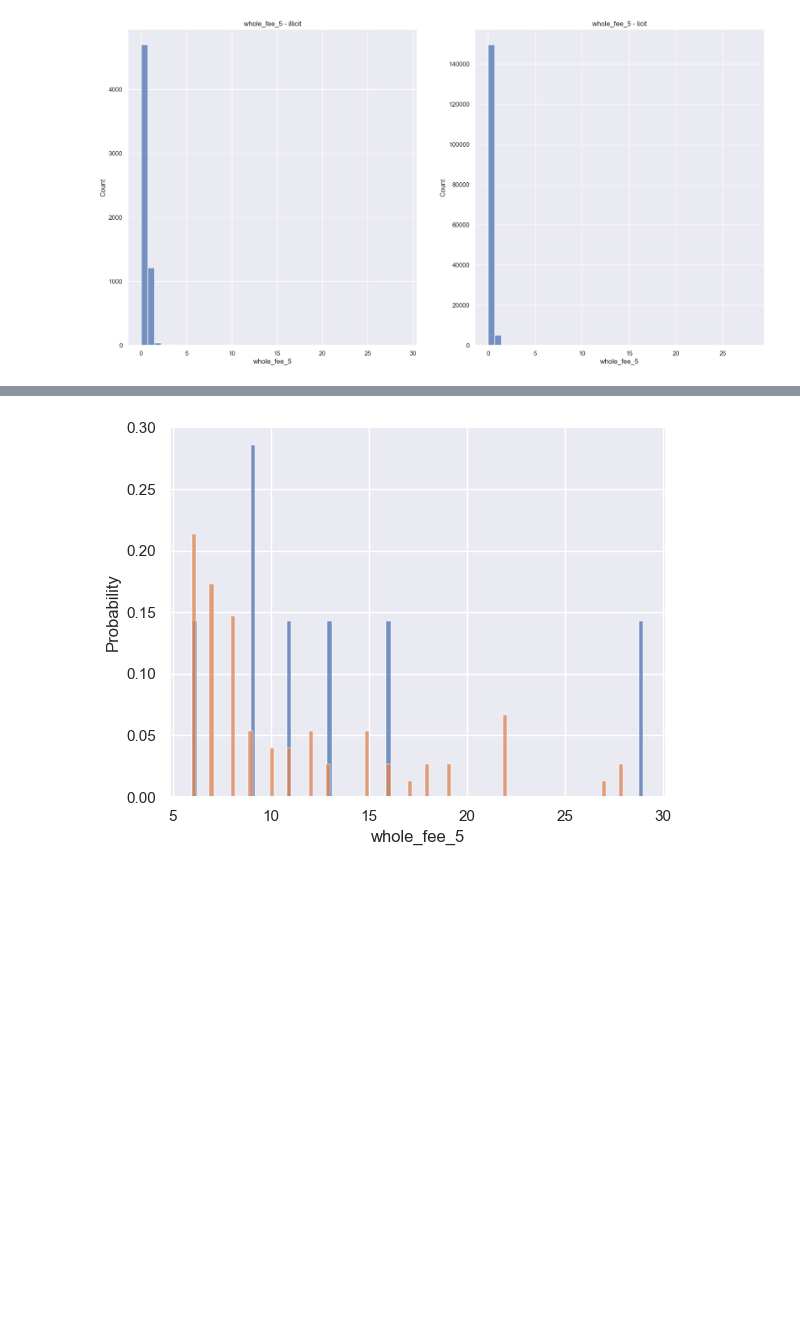
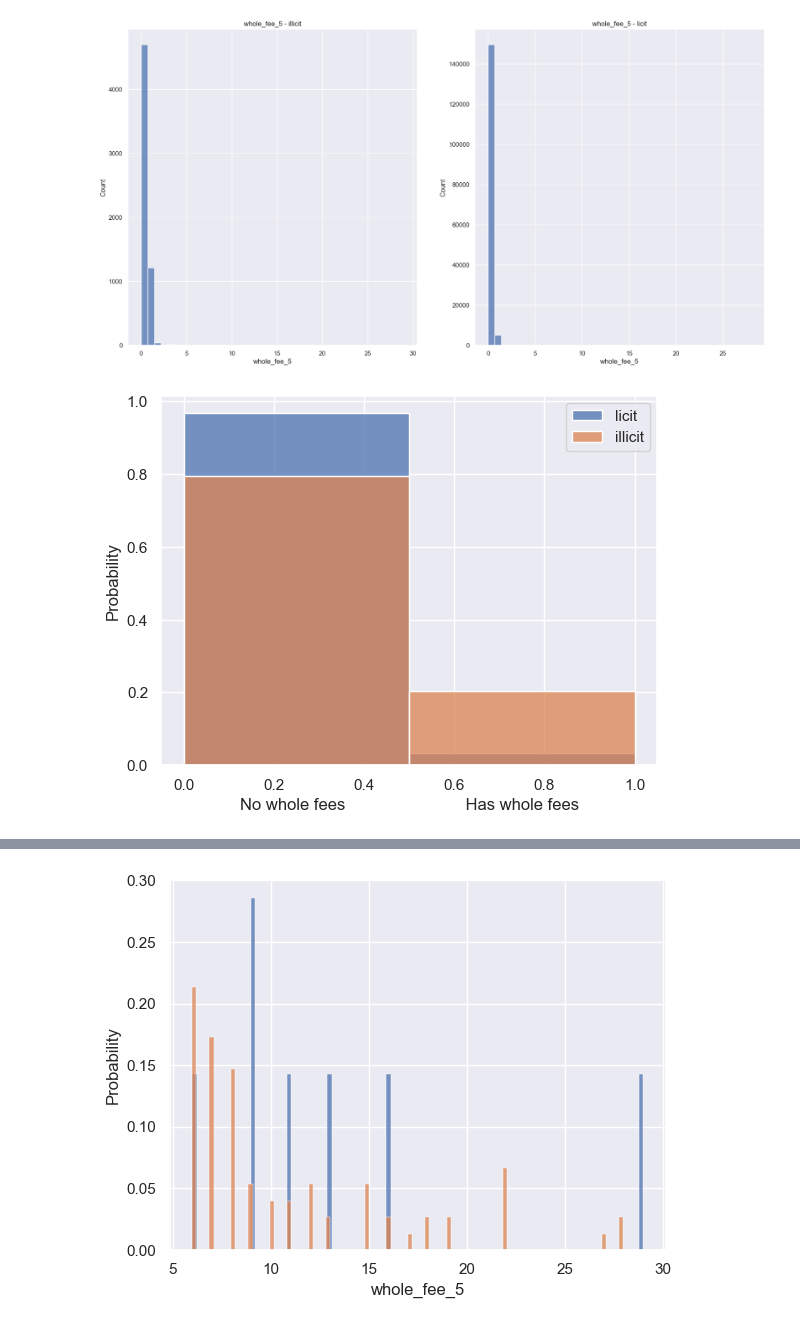
Before and after one commit to egortrussov/btc-fraud-detection, a Jupyter notebook: users_clasterization/users_analysis.ipynb, the cells around one changed output, grey strips where cells are left out. Saved outputs shown, nothing was run; the diff lists cells and outputs as text; code cells hidden in the pictures; blank space fills up the shorter version.

```diff
--- a/users_clasterization/users_analysis.ipynb
+++ b/users_clasterization/users_analysis.ipynb
@@ -636,4 +580,28 @@ ax[1].set_title("whole_fee_5 - licit")
 # %% [output]
 Text(0.5, 1.0, 'whole_fee_5 - licit')
 [figure]
+# %%
+
+sns.histplot(
+    data=users_features[(users_features["class"] == 2) & (users_features["whole_fee_5"] > -1) & (users_features["whole_fee_5"] < 2)],
+    x="whole_fee_5",
+    stat="probability",
+    # ax=ax,
+    bins=2,
+    label="licit"
+)
+sns.histplot(
+    data=users_features[(users_features["class"] == 1) & (users_features["whole_fee_5"] > -1) & (users_features["whole_fee_5"] < 2)],
+    x="whole_fee_5",
+    stat="probability",
+    # ax=ax[0],
+    bins=2,
+    label="illicit"
+)
+# ax.set_title("user_ts_fees_share_mean - illicit and licit")
+plt.legend()
+plt.xlabel("No whole fees                          Has whole fees")
+plt.show()
+# %% [output]
+[figure, added]
 # %%
```
Also changed, not shown: parts of 8 cells of this notebook, 7 other files.
